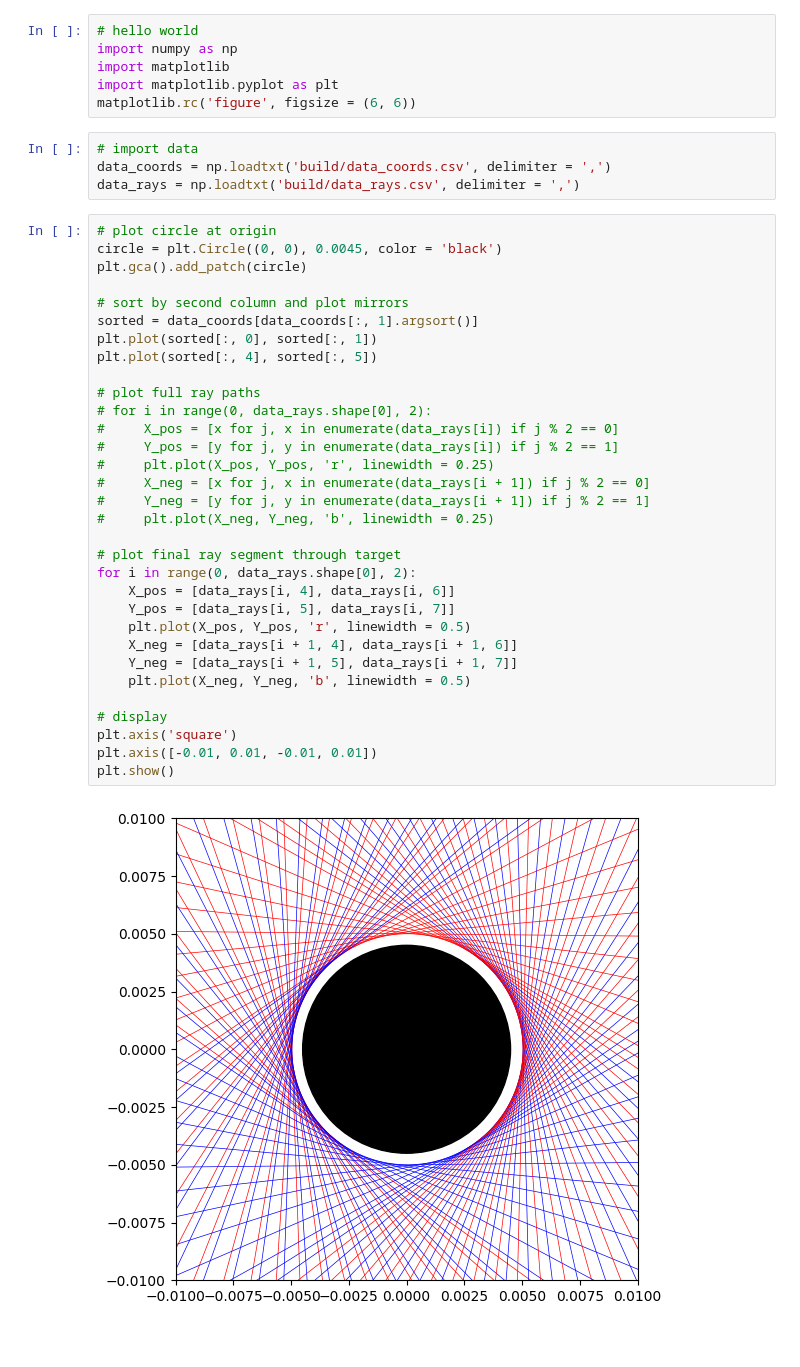
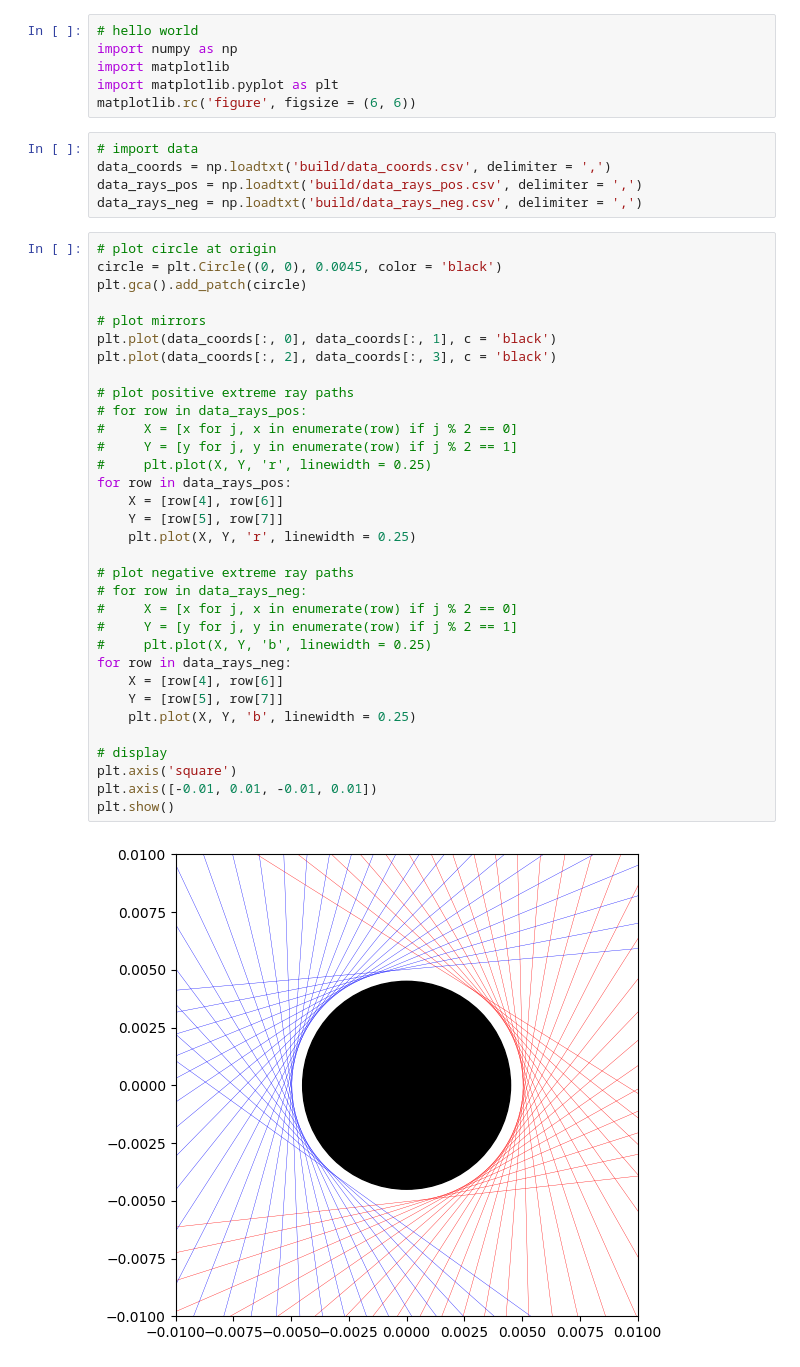
Before and after one commit to ssteinberg/solar_optical_concentrator, a Jupyter notebook: results.ipynb, the cells around one changed output. Cells and saved outputs as stored; diff of their text form.

```diff
--- a/results.ipynb
+++ b/results.ipynb
@@ -7,38 +7,40 @@ matplotlib.rc('figure', figsize = (6, 6))
 # %%
 # import data
 data_coords = np.loadtxt('build/data_coords.csv', delimiter = ',')
-data_rays = np.loadtxt('build/data_rays.csv', delimiter = ',')
+data_rays_pos = np.loadtxt('build/data_rays_pos.csv', delimiter = ',')
+data_rays_neg = np.loadtxt('build/data_rays_neg.csv', delimiter = ',')
 # %%
 # plot circle at origin
 circle = plt.Circle((0, 0), 0.0045, color = 'black')
 plt.gca().add_patch(circle)
 
-# sort by second column and plot mirrors
-sorted = data_coords[data_coords[:, 1].argsort()]
-plt.plot(sorted[:, 0], sorted[:, 1])
-plt.plot(sorted[:, 4], sorted[:, 5])
+# plot mirrors
+plt.plot(data_coords[:, 0], data_coords[:, 1], c = 'black')
+plt.plot(data_coords[:, 2], data_coords[:, 3], c = 'black')
 
-# plot full ray paths
-# for i in range(0, data_rays.shape[0], 2):
-#     X_pos = [x for j, x in enumerate(data_rays[i]) if j % 2 == 0]
-#     Y_pos = [y for j, y in enumerate(data_rays[i]) if j % 2 == 1]
-#     plt.plot(X_pos, Y_pos, 'r', linewidth = 0.25)
-#     X_neg = [x for j, x in enumerate(data_rays[i + 1]) if j % 2 == 0]
-#     Y_neg = [y for j, y in enumerate(data_rays[i + 1]) if j % 2 == 1]
-#     plt.plot(X_neg, Y_neg, 'b', linewidth = 0.25)
+# plot positive extreme ray paths
+# for row in data_rays_pos:
+#     X = [x for j, x in enumerate(row) if j % 2 == 0]
+#     Y = [y for j, y in enumerate(row) if j % 2 == 1]
+#     plt.plot(X, Y, 'r', linewidth = 0.25)
+for row in data_rays_pos:
+    X = [row[4], row[6]]
+    Y = [row[5], row[7]]
+    plt.plot(X, Y, 'r', linewidth = 0.25)
 
-# plot final ray segment through target
-for i in range(0, data_rays.shape[0], 2):
-    X_pos = [data_rays[i, 4], data_rays[i, 6]]
-    Y_pos = [data_rays[i, 5], data_rays[i, 7]]
-    plt.plot(X_pos, Y_pos, 'r', linewidth = 0.5)
-    X_neg = [data_rays[i + 1, 4], data_rays[i + 1, 6]]
-    Y_neg = [data_rays[i + 1, 5], data_rays[i + 1, 7]]
-    plt.plot(X_neg, Y_neg, 'b', linewidth = 0.5)
+# plot negative extreme ray paths
+# for row in data_rays_neg:
+#     X = [x for j, x in enumerate(row) if j % 2 == 0]
+#     Y = [y for j, y in enumerate(row) if j % 2 == 1]
+#     plt.plot(X, Y, 'b', linewidth = 0.25)
+for row in data_rays_neg:
+    X = [row[4], row[6]]
+    Y = [row[5], row[7]]
+    plt.plot(X, Y, 'b', linewidth = 0.25)
 
 # display
 plt.axis('square')
 plt.axis([-0.01, 0.01, -0.01, 0.01])
 plt.show()
 # %% [output]
-[figure, old version]
+[figure, new version]
```
Also changed, not shown: 1 other file.
